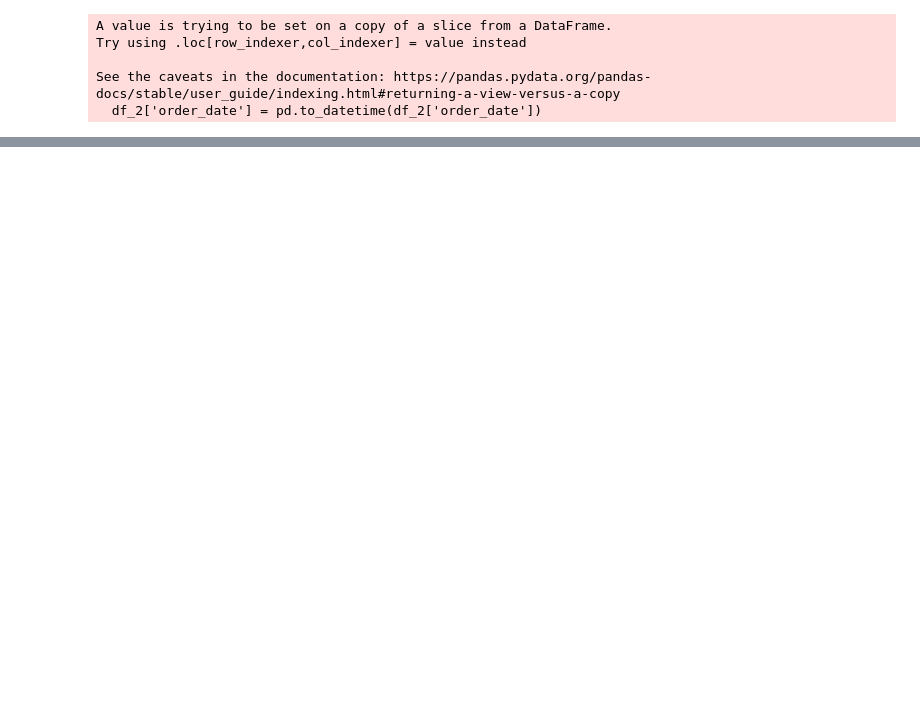
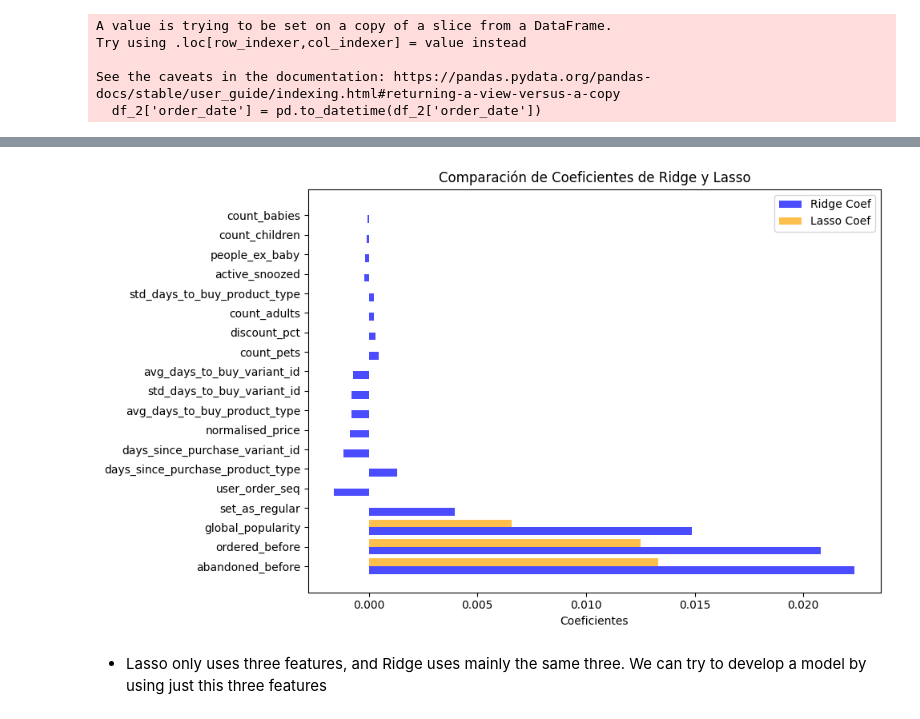
Before and after one commit to sergiogomezz/zrive-ds-sgomez-1, a Jupyter notebook: src/module_4/module_4.ipynb, the cells around one changed output, grey strips where cells are left out. Cells and saved outputs as stored; diff of their text form; code cells hidden in the pictures; blank space fills up the shorter version.

```diff
--- a/src/module_4/module_4.ipynb
+++ b/src/module_4/module_4.ipynb
@@ -59,2 +120,2 @@ See the caveats in the documentation: https://pandas.pydata.org/pandas-docs/stab
 # %%
-df_2.sort_values(by='order_date')
+df_2 = df_2.sort_values(by='order_date')
@@ -323,0 +159,18 @@ plt.show()
+# %%
+y_train_pred_proba = X_train['global_popularity']
+y_val_pred_proba = X_val['global_popularity']
+
+fpr_train, tpr_train, _ = roc_curve(y_train, y_train_pred_proba)
+auc_train = auc(fpr_train, tpr_train)
+fpr_val, tpr_val, _ = roc_curve(y_val, y_val_pred_proba)
+auc_val = auc(fpr_val, tpr_val)
+
+precision_train, recall_train, _ = precision_recall_curve(y_train, y_train_pred_proba)
+pr_auc_train = average_precision_score(y_train, y_train_pred_proba)
+precision_val, recall_val, _ = precision_recall_curve(y_val, y_val_pred_proba)
+pr_auc_val = average_precision_score(y_val, y_val_pred_proba)
+
+print(f'ROC AUC Train: {auc_train:.2f}')
+print(f'ROC AUC Validation: {auc_val:.2f}')
+print(f'Precision-Recall AUC Train: {pr_auc_train:.2f}')
+print(f'Precision-Recall AUC Validation: {pr_auc_val:.2f}')
@@ -323,0 +295,42 @@ plt.show()
+# %%
+alpha_ridge = 1e-07
+alpha_lasso = 0.01
+
+ridge = make_pipeline(StandardScaler(), Ridge(alpha=alpha_ridge))
+lasso = make_pipeline(StandardScaler(), Lasso(alpha=alpha_lasso))
+
+ridge.fit(X_train, y_train)
+lasso.fit(X_train, y_train)
+
+ridge_coef = ridge.named_steps['ridge'].coef_
+lasso_coef = lasso.named_steps['lasso'].coef_
+
+coef_df = pd.DataFrame({
+    'Feature': X_train.columns,
+    'Ridge Coef': ridge_coef,
+    'Lasso Coef': lasso_coef
+})
+
+coef_df['Abs Ridge Coef'] = np.abs(coef_df['Ridge Coef'])
+coef_df['Abs Lasso Coef'] = np.abs(coef_df['Lasso Coef'])
+coef_df = coef_df.sort_values(by=['Abs Ridge Coef', 'Abs Lasso Coef'], ascending=False)
+
+print(coef_df[['Feature', 'Ridge Coef', 'Lasso Coef']])
+
+plt.figure(figsize=(10, 6))
+
+bar_width = 0.4
+index = np.arange(len(coef_df))
+
+plt.barh(index - bar_width/2, coef_df['Ridge Coef'], bar_width, color='blue', alpha=0.7, label='Ridge Coef')
+
+plt.barh(index + bar_width/2, coef_df['Lasso Coef'], bar_width, color='orange', alpha=0.7, label='Lasso Coef')
+
+plt.xlabel('Coeficientes')
+plt.title('Comparación de Coeficientes de Ridge y Lasso')
+plt.yticks(index, coef_df['Feature'])
+plt.legend()
+
+plt.tight_layout()
+plt.show()
+# %% [output]
@@ -323,0 +357,3 @@ plt.show()
+[figure, added]
+# %% [markdown]
+- Lasso only uses three features, and Ridge uses mainly the same three. We can try to develop a model by using just this three features
```
Also changed, not shown: parts of 63 cells of this notebook, 31 other files.
